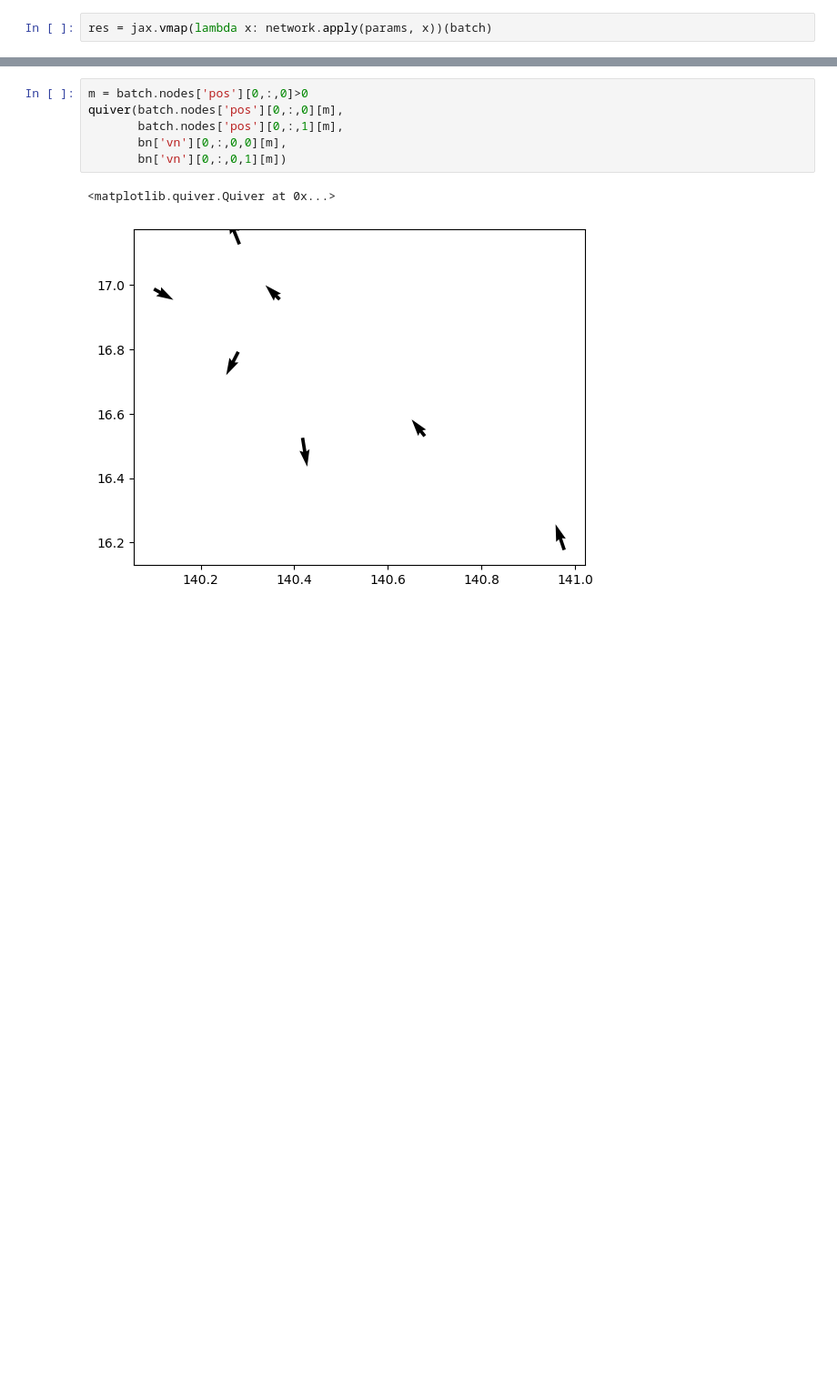
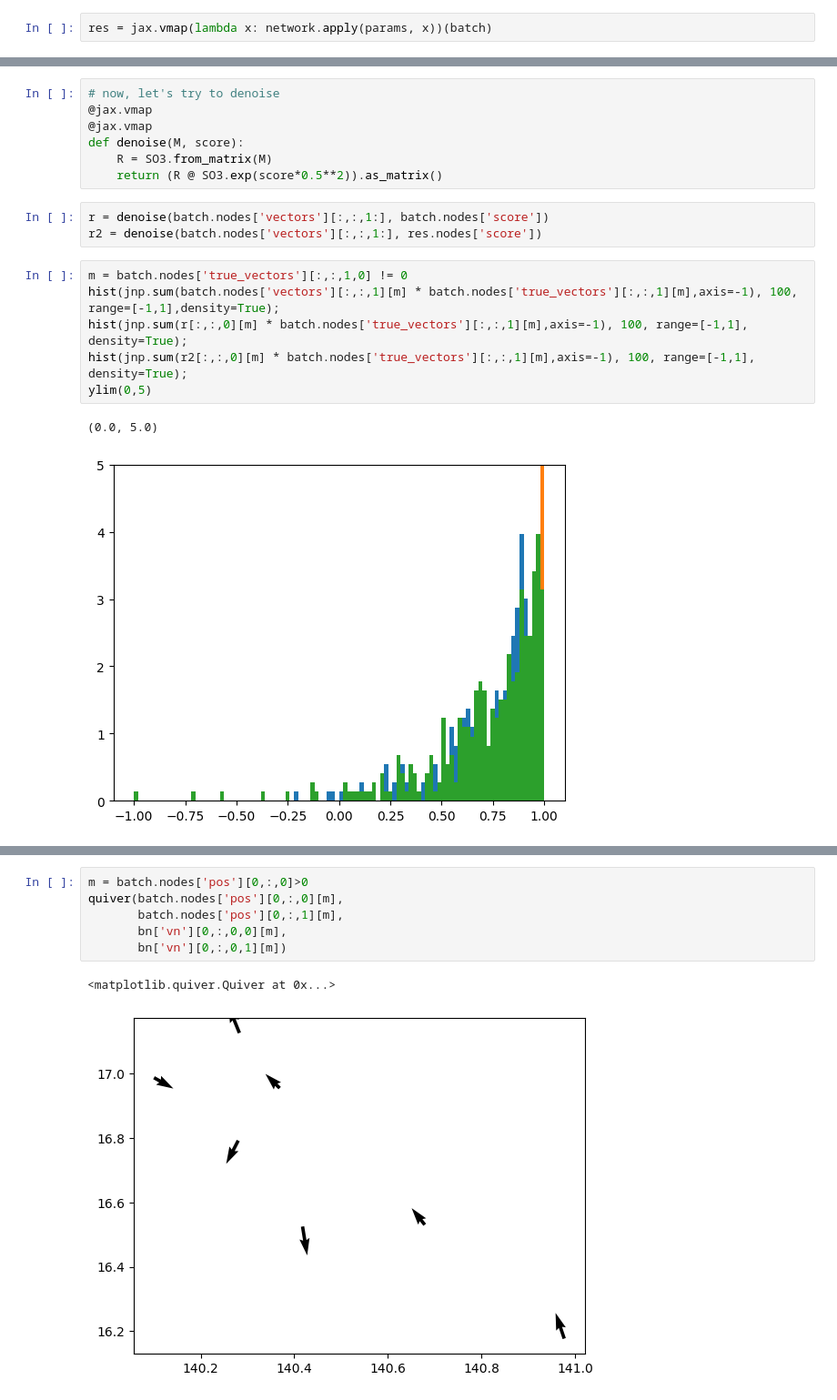
Before and after one commit to McWilliamsCenter/DeepGalaxyHaloConnection, a Jupyter notebook: notebooks/TrivialAlignments.ipynb, the cells around one changed output, grey strips where cells are left out. Shown at 91% size. Drawn from its saved outputs; the diff is of its cells as text; blank space fills up the shorter version.

```diff
--- a/notebooks/TrivialAlignments.ipynb
+++ b/notebooks/TrivialAlignments.ipynb
@@ -280 +278,20 @@ Array([  3.232463 ,  -0.7407868, -10.853577 ], dtype=float32)
+# %%
+# now, let's try to denoise
+@jax.vmap
+@jax.vmap
+def denoise(M, score):
+    R = SO3.from_matrix(M)
+    return (R @ SO3.exp(score*0.5**2)).as_matrix()
+# %%
+r = denoise(batch.nodes['vectors'][:,:,1:], batch.nodes['score'])
+r2 = denoise(batch.nodes['vectors'][:,:,1:], res.nodes['score'])
+# %%
+m = batch.nodes['true_vectors'][:,:,1,0] != 0
+hist(jnp.sum(batch.nodes['vectors'][:,:,1][m] * batch.nodes['true_vectors'][:,:,1][m],axis=-1), 100, range=[-1,1],density=True);
+hist(jnp.sum(r[:,:,0][m] * batch.nodes['true_vectors'][:,:,1][m],axis=-1), 100, range=[-1,1], density=True);
+hist(jnp.sum(r2[:,:,0][m] * batch.nodes['true_vectors'][:,:,1][m],axis=-1), 100, range=[-1,1], density=True);
+ylim(0,5)
+# %% [output]
+(0.0, 5.0)
+[figure, added]
 # %%
```
Also changed, not shown: parts of 20 cells of this notebook.
